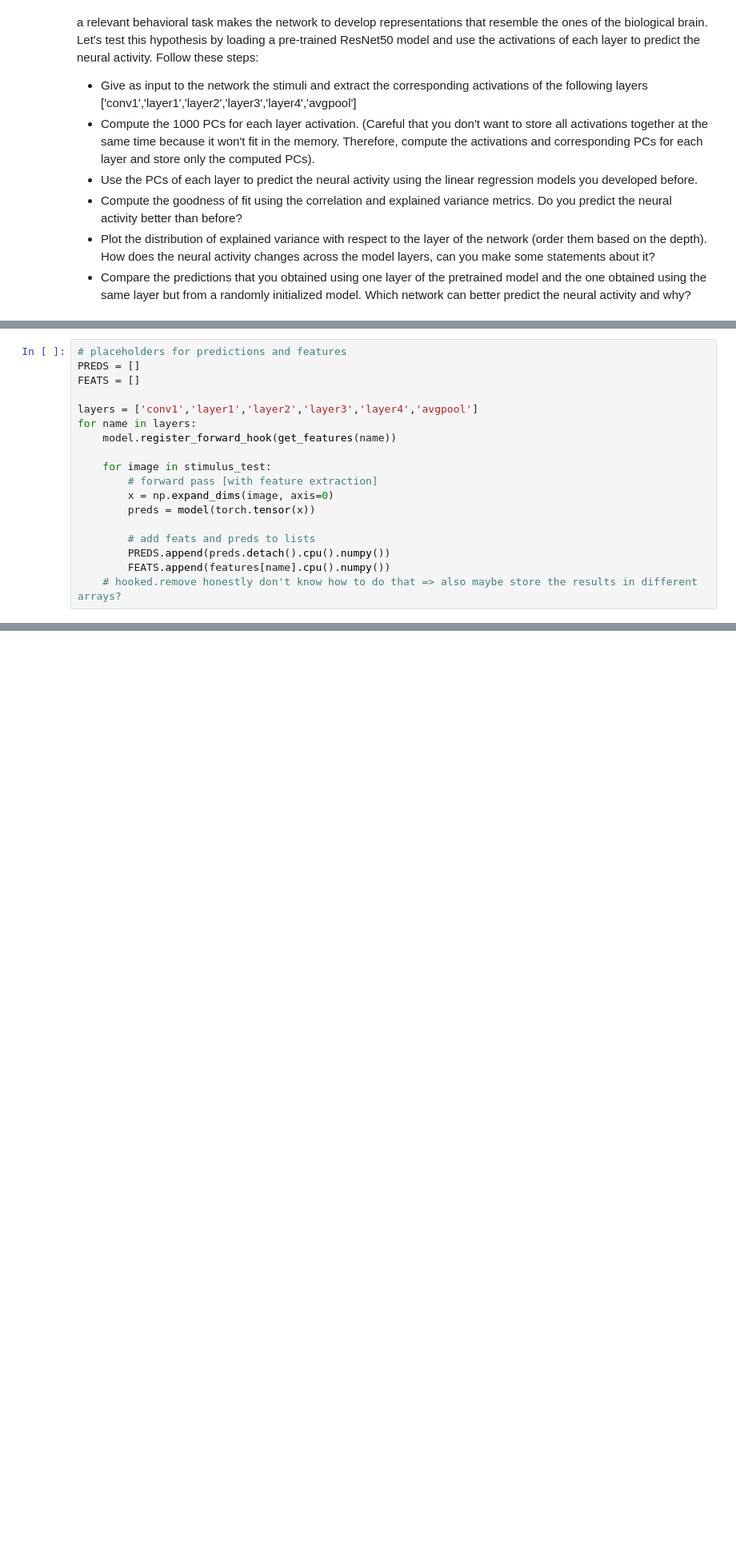
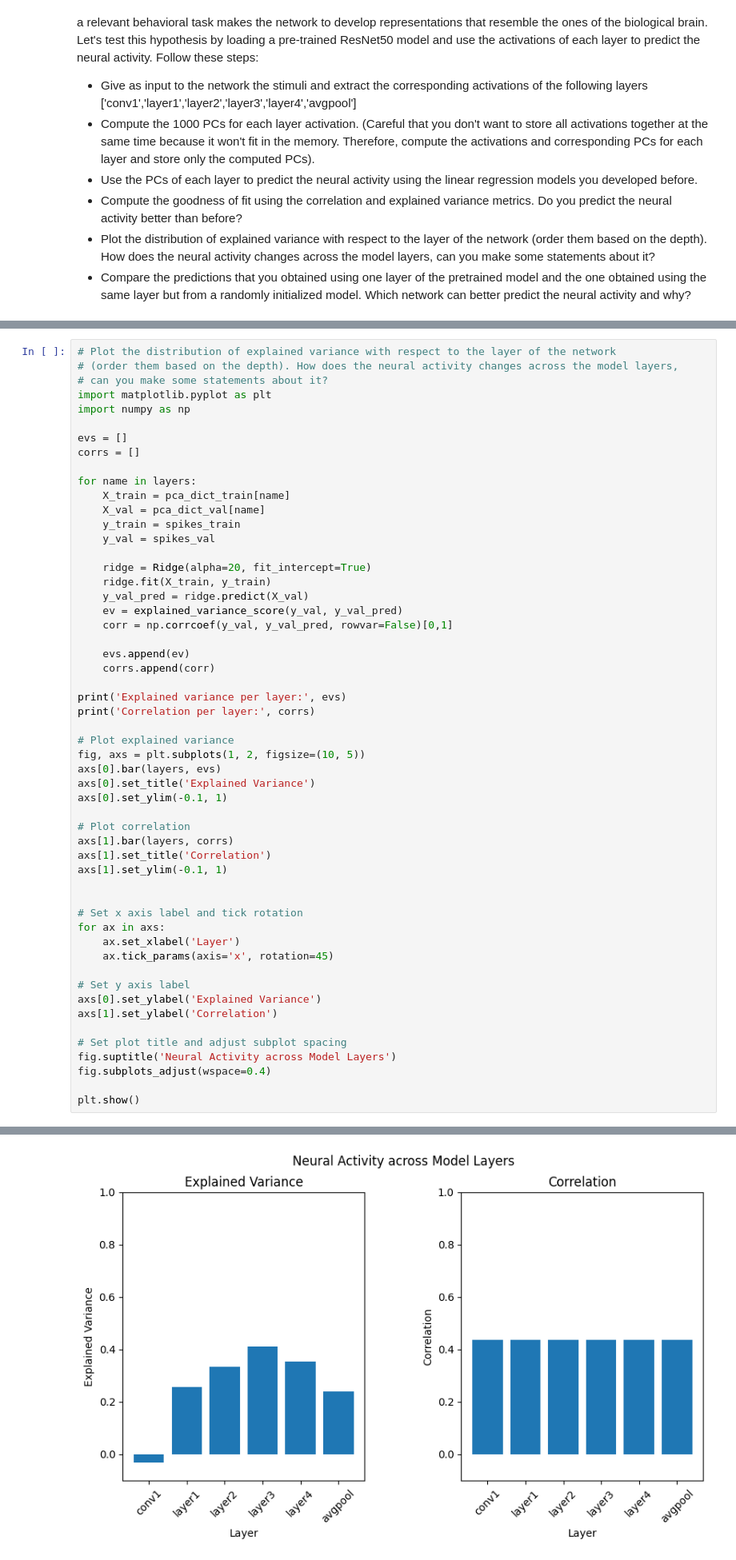
Before and after one commit to ernestoBocini/Brain-Like-Computation-Project, a Jupyter notebook: week5.ipynb, the cells around one changed output, grey strips where cells are left out. Shown at 80% size. Saved outputs shown, nothing was run; the diff lists cells and outputs as text; blank space fills up the shorter version.

```diff
--- a/week5.ipynb
+++ b/week5.ipynb
@@ -394,18 +315,0 @@ remove the hook before going to another layer (every layer we do erase the resul
-# %%
-# placeholders for predictions and features
-PREDS = []
-FEATS = []
-
-layers = ['conv1','layer1','layer2','layer3','layer4','avgpool']
-for name in layers:
-    model.register_forward_hook(get_features(name))
-
-    for image in stimulus_test:
-        # forward pass [with feature extraction]
-        x = np.expand_dims(image, axis=0)
-        preds = model(torch.tensor(x))
-
-        # add feats and preds to lists
-        PREDS.append(preds.detach().cpu().numpy())
-        FEATS.append(features[name].cpu().numpy())
-    # hooked.remove honestly don't know how to do that => also maybe store the results in different arrays?
@@ -411,0 +409,55 @@ for name in layers:
+# %%
+# Plot the distribution of explained variance with respect to the layer of the network
+# (order them based on the depth). How does the neural activity changes across the model layers,
+# can you make some statements about it?
+import matplotlib.pyplot as plt
+import numpy as np
+
+evs = []
+corrs = []
+
+for name in layers:
+    X_train = pca_dict_train[name]
+    X_val = pca_dict_val[name]
+    y_train = spikes_train
+    y_val = spikes_val
+
+    ridge = Ridge(alpha=20, fit_intercept=True)
+    ridge.fit(X_train, y_train)
+    y_val_pred = ridge.predict(X_val)
+    ev = explained_variance_score(y_val, y_val_pred)
+    corr = np.corrcoef(y_val, y_val_pred, rowvar=False)[0,1]
+
+    evs.append(ev)
+    corrs.append(corr)
+
+print('Explained variance per layer:', evs)
+print('Correlation per layer:', corrs)
+
+# Plot explained variance
+fig, axs = plt.subplots(1, 2, figsize=(10, 5))
+axs[0].bar(layers, evs)
+axs[0].set_title('Explained Variance')
+axs[0].set_ylim(-0.1, 1)
+
+# Plot correlation
+axs[1].bar(layers, corrs)
+axs[1].set_title('Correlation')
+axs[1].set_ylim(-0.1, 1)
+
+
+# Set x axis label and tick rotation
+for ax in axs:
+    ax.set_xlabel('Layer')
+    ax.tick_params(axis='x', rotation=45)
+
+# Set y axis label
+axs[0].set_ylabel('Explained Variance')
+axs[1].set_ylabel('Correlation')
+
+# Set plot title and adjust subplot spacing
+fig.suptitle('Neural Activity across Model Layers')
+fig.subplots_adjust(wspace=0.4)
+
+plt.show()
+# %% [output]
@@ -411,0 +466 @@ for name in layers:
+[figure, added]
```
Also changed, not shown: parts of 24 cells of this notebook, 3 other files.
